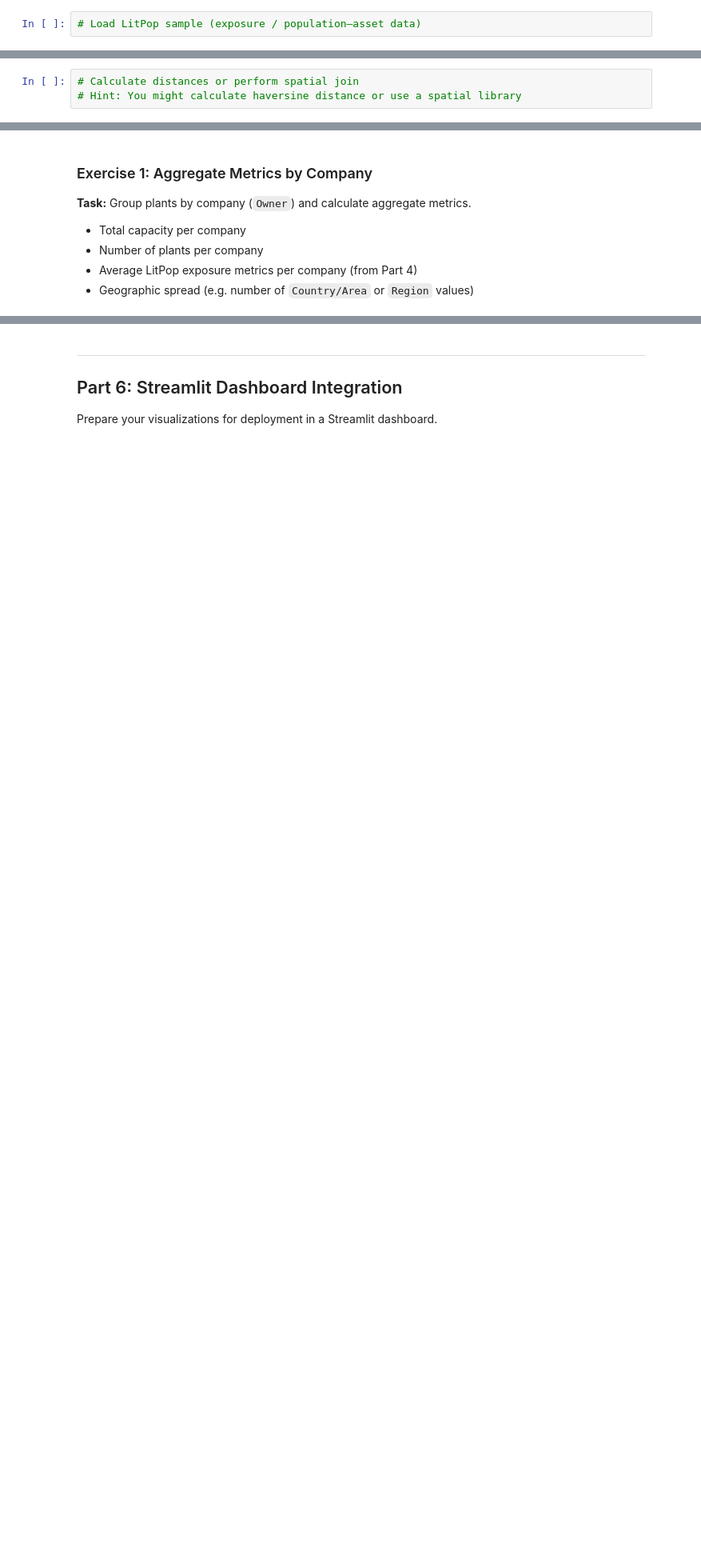
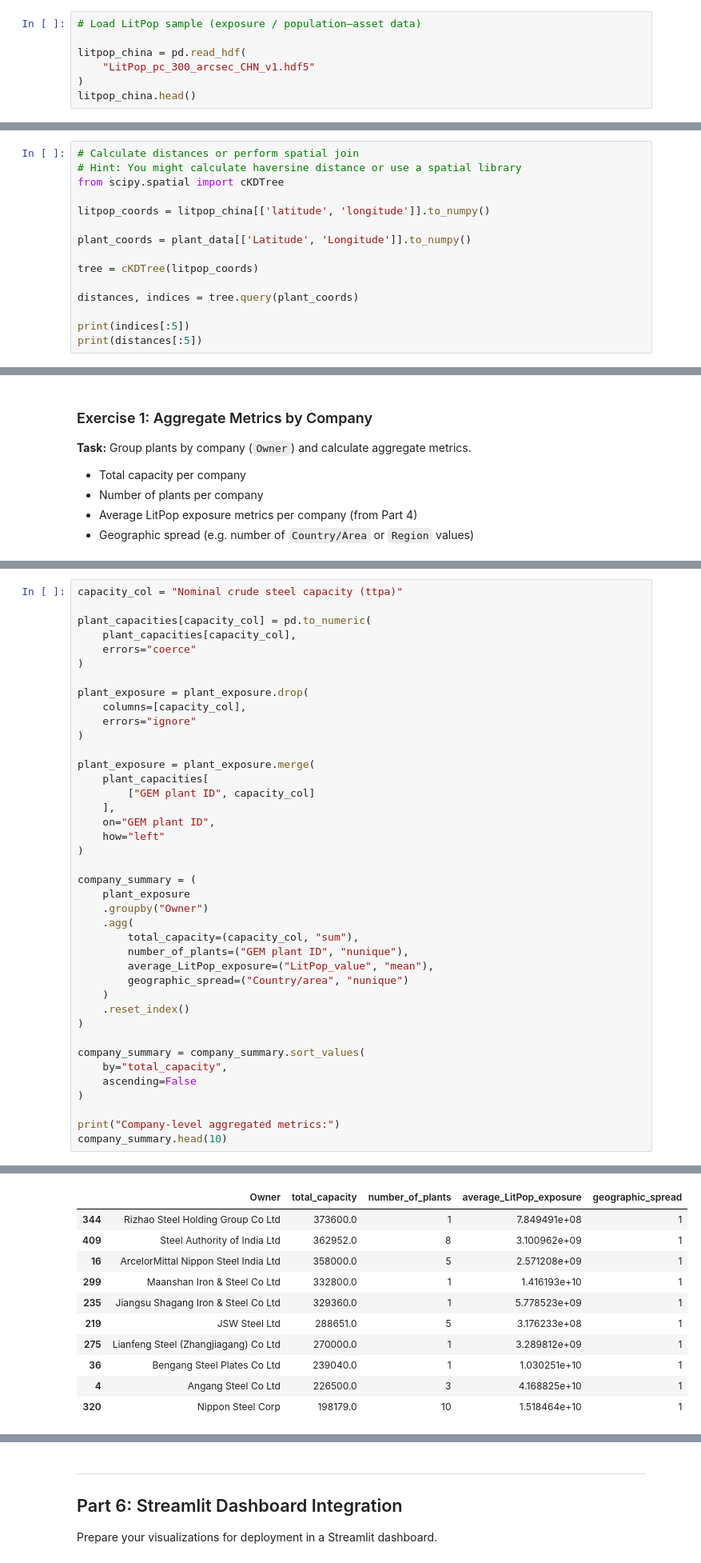
Before and after one commit to Lio0704/aidams-lab1, a Jupyter notebook: lab_1.ipynb, the cells around one changed output, grey strips where cells are left out. Shown at 80% size. Saved outputs shown, nothing was run; the diff lists cells and outputs as text; blank space fills up the shorter version.

```diff
--- a/lab_1.ipynb
+++ b/lab_1.ipynb
@@ -183,3 +448,8 @@ We use **LitPop** (ETH Zurich): a global dataset that combines **population** an
 Briefly note what each column represents and the spatial resolution of the sample.
 # %%
 # Load LitPop sample (exposure / population–asset data)
+
+litpop_china = pd.read_hdf(
+    "LitPop_pc_300_arcsec_CHN_v1.hdf5"
+)
+litpop_china.head()
@@ -196,3 +503,15 @@ You should end up with one row per plant (or a clear many-to-one rule if you agg
 # %%
 # Calculate distances or perform spatial join
 # Hint: You might calculate haversine distance or use a spatial library
+from scipy.spatial import cKDTree
+
+litpop_coords = litpop_china[['latitude', 'longitude']].to_numpy()
+
+plant_coords = plant_data[['Latitude', 'Longitude']].to_numpy()
+
+tree = cKDTree(litpop_coords)
+
+distances, indices = tree.query(plant_coords)
+
+print(indices[:5])
+print(distances[:5])
@@ -224,0 +689,41 @@ Aggregate data at the company level to analyze corporate footprints — includin
+# %%
+capacity_col = "Nominal crude steel capacity (ttpa)"
+
+plant_capacities[capacity_col] = pd.to_numeric(
+    plant_capacities[capacity_col],
+    errors="coerce"
+)
+
+plant_exposure = plant_exposure.drop(
+    columns=[capacity_col],
+    errors="ignore"
+)
+
+plant_exposure = plant_exposure.merge(
+    plant_capacities[
+        ["GEM plant ID", capacity_col]
+    ],
+    on="GEM plant ID",
+    how="left"
+)
+
+company_summary = (
+    plant_exposure
+    .groupby("Owner")
+    .agg(
+        total_capacity=(capacity_col, "sum"),
+        number_of_plants=("GEM plant ID", "nunique"),
+        average_LitPop_exposure=("LitPop_value", "mean"),
+        geographic_spread=("Country/area", "nunique")
+    )
+    .reset_index()
+)
+
+company_summary = company_summary.sort_values(
+    by="total_capacity",
+    ascending=False
+)
+
+print("Company-level aggregated metrics:")
+company_summary.head(10)
+# %% [output]
@@ -225,3 +731,14 @@ Aggregate data at the company level to analyze corporate footprints — includin
+|  | Owner | total_capacity | number_of_plants | average_LitPop_exposure | geographic_spread |
+| 344 | Rizhao Steel Holding Group Co Ltd | 373600.0 | 1 | 7.849491e+08 | 1 |
+| 409 | Steel Authority of India Ltd | 362952.0 | 8 | 3.100962e+09 | 1 |
+| 16 | ArcelorMittal Nippon Steel India Ltd | 358000.0 | 5 | 2.571208e+09 | 1 |
+| 299 | Maanshan Iron & Steel Co Ltd | 332800.0 | 1 | 1.416193e+10 | 1 |
+| 235 | Jiangsu Shagang Iron & Steel Co Ltd | 329360.0 | 1 | 5.778523e+09 | 1 |
+| 219 | JSW Steel Ltd | 288651.0 | 5 | 3.176233e+08 | 1 |
+| 275 | Lianfeng Steel (Zhangjiagang) Co Ltd | 270000.0 | 1 | 3.289812e+09 | 1 |
+| 36 | Bengang Steel Plates Co Ltd | 239040.0 | 1 | 1.030251e+10 | 1 |
+| 4 | Angang Steel Co Ltd | 226500.0 | 3 | 4.168825e+10 | 1 |
+| 320 | Nippon Steel Corp | 198179.0 | 10 | 1.518464e+10 | 1 |
 # %% [markdown]
 ### Exercise 2: Company Headquarters or Centroid
 **Task:** Calculate a representative location for each company.
```
Also changed, not shown: parts of 43 cells of this notebook, 3 other files.
